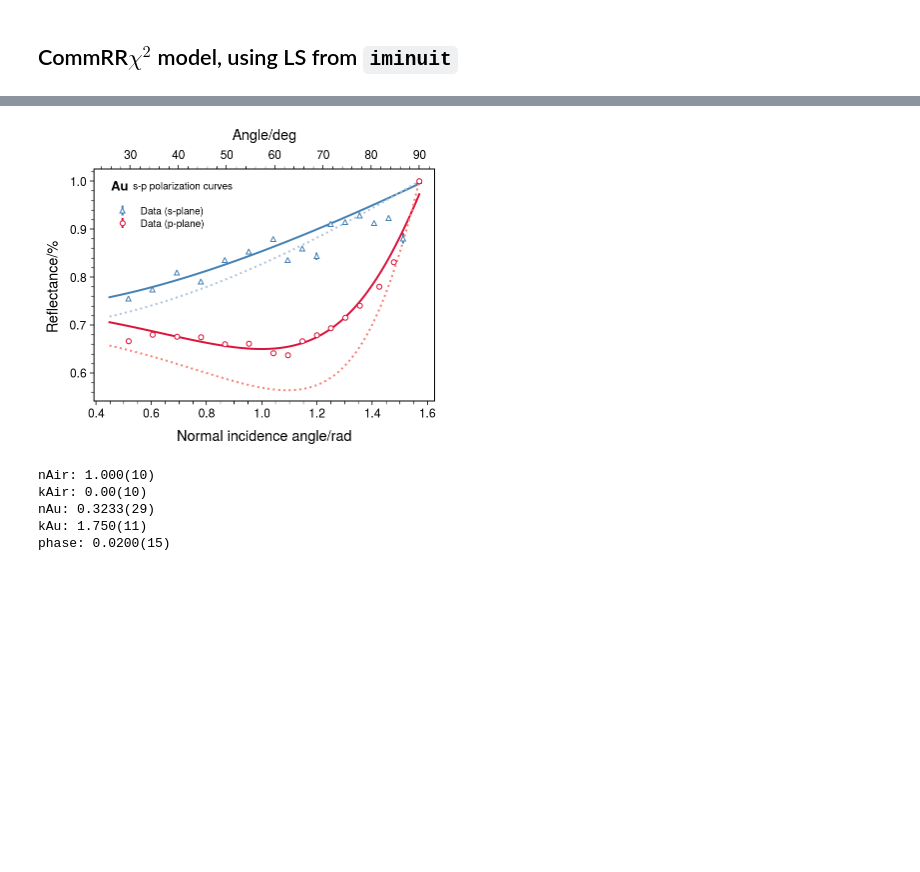
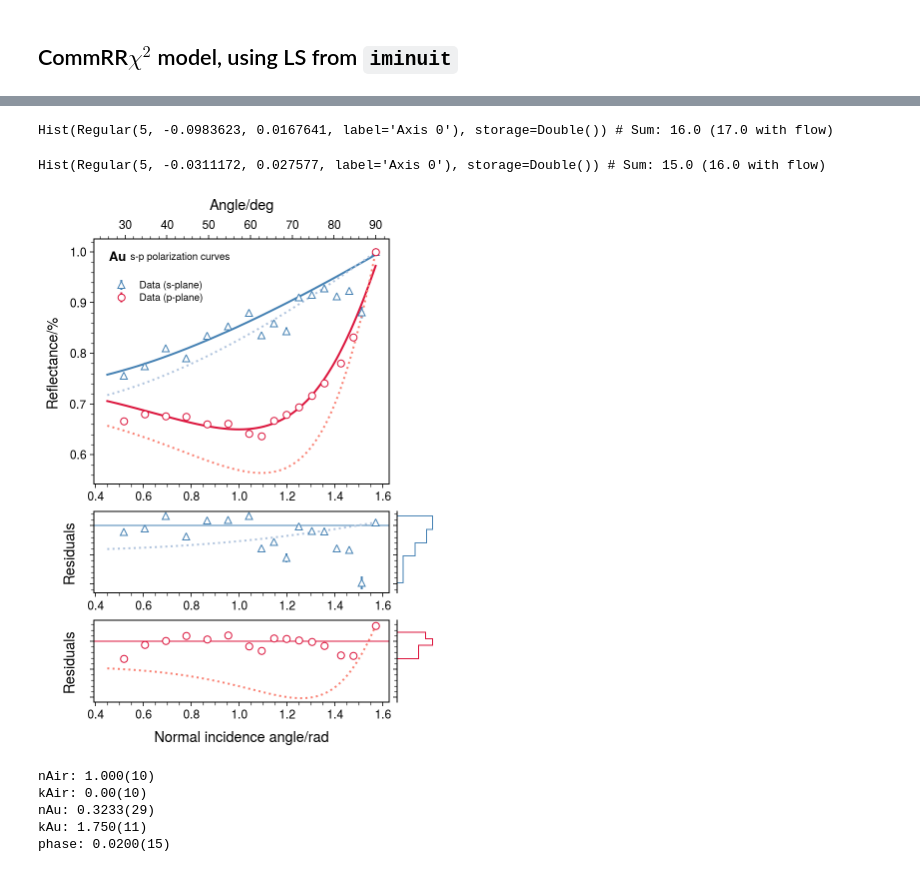
Before and after one commit to mattiasotgia/fresnel_cSi, a Jupyter notebook: analysis/AU_fit_result.ipynb, the cells around one changed output, grey strips where cells are left out. Cells and saved outputs as stored; diff of their text form; code cells hidden in the pictures; blank space fills up the shorter version.

Commit message:
updates and figures

```diff
--- a/analysis/AU_fit_result.ipynb
+++ b/analysis/AU_fit_result.ipynb
@@ -15,6 +15,8 @@ from iminuit.pdg_format import pdg_format
 
 from iminuit.cost import LeastSquares
 import glob
+# %%
+plt.rcParams['figure.dpi'] = 150
 # %% [markdown]
 # Gold-Film (Au) sample fitting
 
@@ -90,8 +92,8 @@ CommRRC2MM = Minuit(CommRRChi2, parameters)
 CommRRC2MM.fixed[0] = True
 CommRRC2MM.fixed[1] = True
 
-# CommRRC2MM.limits[2] = (0,2)
-# CommRRC2MM.limits[2] = (0,3)
+CommRRC2MM.limits[2] = (0,2)
+CommRRC2MM.limits[3] = (0,3)
 
 CommRRC2MM.migrad()
 CommRRC2MM.hesse()
@@ -124,0 +139,13 @@ def CLs_plot(m: Minuit, model: callable, cx, parameters, color):
+# %%
+
+import hist
+
+res_RSH = hist.Hist(hist.axis.Regular(5, res_RS_DP.min(), res_RS_DP.max()))
+res_RSH.fill(res_RS_DP)
+# %% [output]
+Hist(Regular(5, -0.0983623, 0.0167641, label='Axis 0'), storage=Double()) # Sum: 16.0 (17.0 with flow)
+# %%
+res_RPH = hist.Hist(hist.axis.Regular(5, res_RP_DP.min(), res_RP_DP.max()))
+res_RPH.fill(res_RP_DP)
+# %% [output]
+Hist(Regular(5, -0.0311172, 0.027577, label='Axis 0'), storage=Double()) # Sum: 15.0 (16.0 with flow)
@@ -125,28 +158,69 @@ def CLs_plot(m: Minuit, model: callable, cx, parameters, color):
 # %%
 s_color = 'steelblue'
 p_color = 'crimson'
+markersize=7
 
-angles = np.linspace(np.pi/7, np.pi/2, 500)
+fig = plt.figure(figsize=(6,8))
+grid = fig.add_gridspec(3, 2, height_ratios=[3,1,1], width_ratios=[8,1], wspace=0.05)
 
-s_Au.plot(marker='^', color=s_color)
-p_Au.plot(color=p_color)
+plt.subplot(grid[0,0])
+
+s_Au.plot(marker='^', color=s_color, markersize=markersize)
+p_Au.plot(color=p_color, markersize=markersize)
 
 hep.label.exp_text('Au ', 's-p polarization curves', loc=1)
 
 CLs_plot(CommRRC2MM, modelRp, angles, parameters, p_color)
 CLs_plot(CommRRC2MM, modelRs, angles, parameters, s_color)
 
 plt.plot(angles, Au_Rs(angles, n_Air, n_Au+k_Au*1j,0), color='lightsteelblue', ls=':')
 plt.plot(angles, Au_Rp(angles, n_Air, n_Au+k_Au*1j,0), color='salmon', ls=':')
-
+plt.xlabel('')
 
 ax = plt.gca().secondary_xaxis('top', functions=(np.rad2deg, np.deg2rad))
 ax.set_xlabel('Angle/deg')
+plt.legend(loc=(0.025, 0.7))
 
-plt.legend(loc=(0.025, 0.7))
+ax1 = fig.add_subplot(grid[1,0], sharex=plt.gca())
+
+ax1.axhline(0, color=s_color, lw=1)
+ax1.plot(angles, res_RS_TH, color='lightsteelblue', ls=':')
+ax1.errorbar(s_Au.angles, res_RS_DP, s_Au.reflectance_std, color=s_color, fmt='^', markersize=markersize, mfc='w')
+ax1.set_ylabel('Residuals')
+
+ax3 = fig.add_subplot(grid[1,1], sharey=ax1)
+hep.histplot(res_RSH, yerr=False, ax=ax3, color=s_color, orientation='horizontal')
+ax3.set_yticklabels([])
+ax3.set_xticks([])
+ax3.set_xlabel('')
+
+ax3.spines['top'].set_visible(False)
+ax3.spines['bottom'].set_visible(False)
+ax3.spines['right'].set_visible(False)
+
+ax2 = fig.add_subplot(grid[2,0], sharex=ax1)
+
+ax2.axhline(0, color=p_color, lw=1)
+ax2.plot(angles, res_RP_TH, color='salmon', ls=':')
+ax2.errorbar(p_Au.angles, res_RP_DP, p_Au.reflectance_std, color=p_color, fmt='o', markersize=markersize, mfc='w')
+
+ax2.set_ylabel('Residuals')
+ax2.set_xlabel('Normal incidence angle/rad')
+
+ax4 = fig.add_subplot(grid[2,1], sharey=ax2)
+hep.histplot(res_RPH, yerr=False, ax=ax4, color=p_color, orientation='horizontal')
+ax4.set_yticklabels([])
+ax4.set_xticks([])
+ax4.set_xlabel('')
+
+ax4.spines['top'].set_visible(False)
+ax4.spines['bottom'].set_visible(False)
+ax4.spines['right'].set_visible(False)
+
+
 plt.savefig('../figures/Au_Rs_Rp.pdf', bbox_inches='tight')
 # %% [output]
-[figure, old version]
+[figure, new version]
 # %%
 from uncertainties import ufloat
 
```
Also changed, not shown: parts of 19 cells of this notebook, 16 other files.
